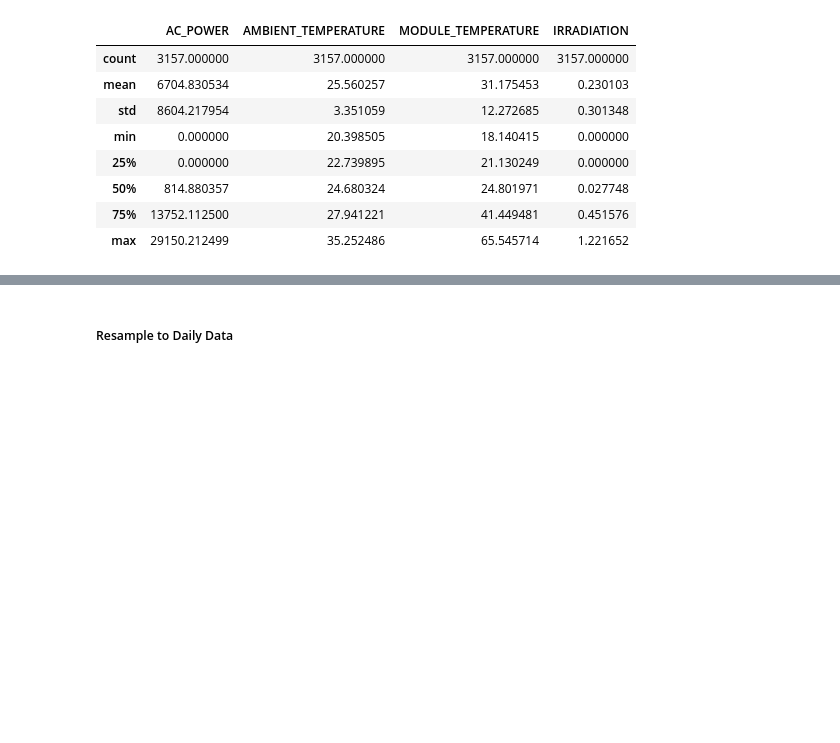
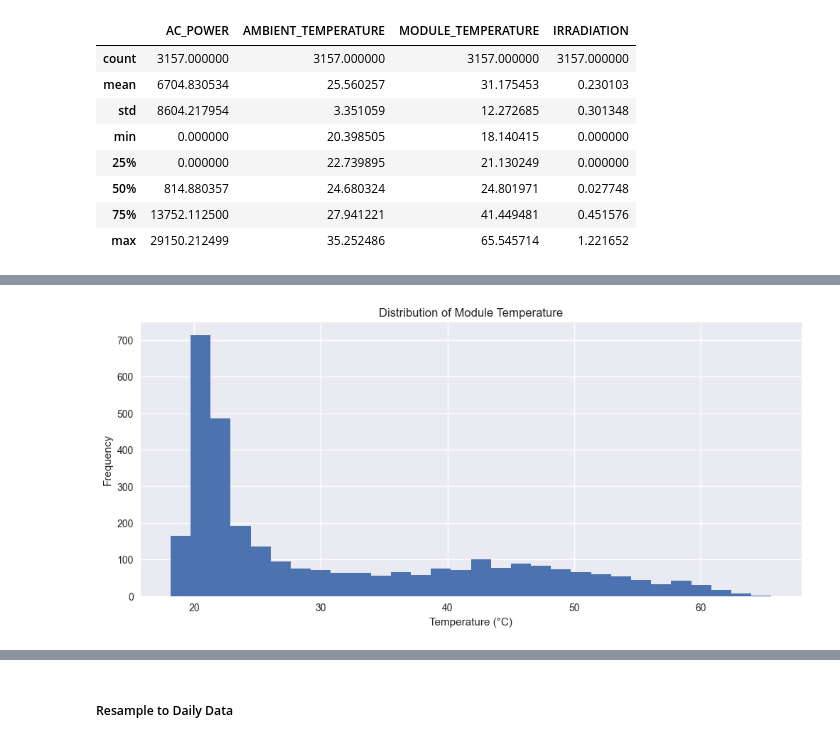
Before and after one commit to sanodyaJinadasa/Solar-Power-Generation-Forecasting, a Jupyter notebook: analysis.ipynb, the cells around one changed output, grey strips where cells are left out. Cells and saved outputs as stored; diff of their text form; code cells hidden in the pictures; blank space fills up the shorter version.

```diff
--- a/analysis.ipynb
+++ b/analysis.ipynb
@@ -111,0 +151,9 @@ data.describe()
+# %%
+plt.figure()
+plt.hist(data["MODULE_TEMPERATURE"], bins=30)
+plt.title("Distribution of Module Temperature")
+plt.xlabel("Temperature (°C)")
+plt.ylabel("Frequency")
+plt.show()
+# %% [output]
+[figure, added]
```
Also changed, not shown: parts of 9 cells of this notebook.
